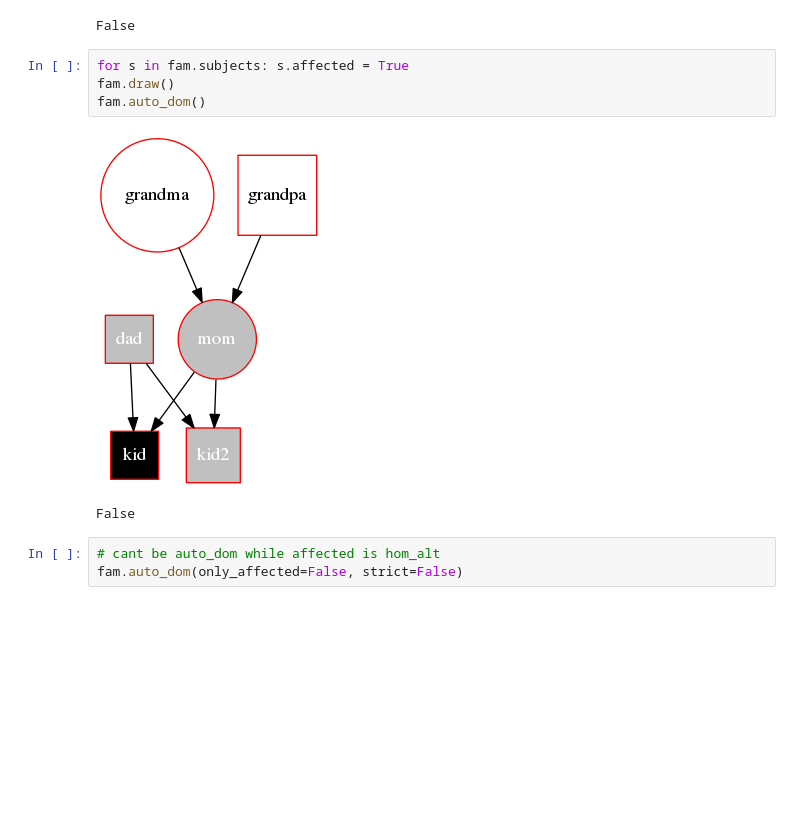
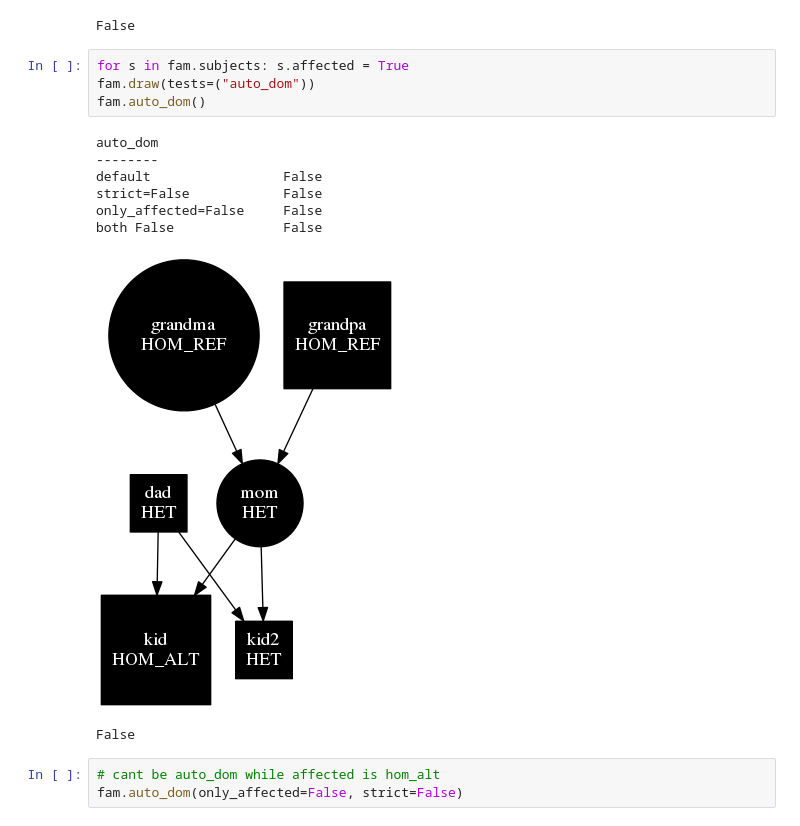
Before and after one commit to arq5x/gemini, a Jupyter notebook: inheritance.ipynb, the cells around one changed output. Cells and saved outputs as stored; diff of their text form; blank space fills up the shorter version.

```diff
--- a/inheritance.ipynb
+++ b/inheritance.ipynb
@@ -92,11 +94,17 @@ fam.de_novo() # even though mom is a de-novo?
 False
 # %%
 for s in fam.subjects: s.affected = True
-fam.draw()
+fam.draw(tests=("auto_dom"))
 fam.auto_dom()
 # %% [output]
+auto_dom
+--------
+default                 False
+strict=False            False
+only_affected=False     False
+both False              False
-[figure, old version]
+[figure, new version]
-False
+False
 # %%
 # cant be auto_dom while affected is hom_alt
 fam.auto_dom(only_affected=False, strict=False)
```
Also changed, not shown: parts of 16 cells of this notebook, 2 other files.
